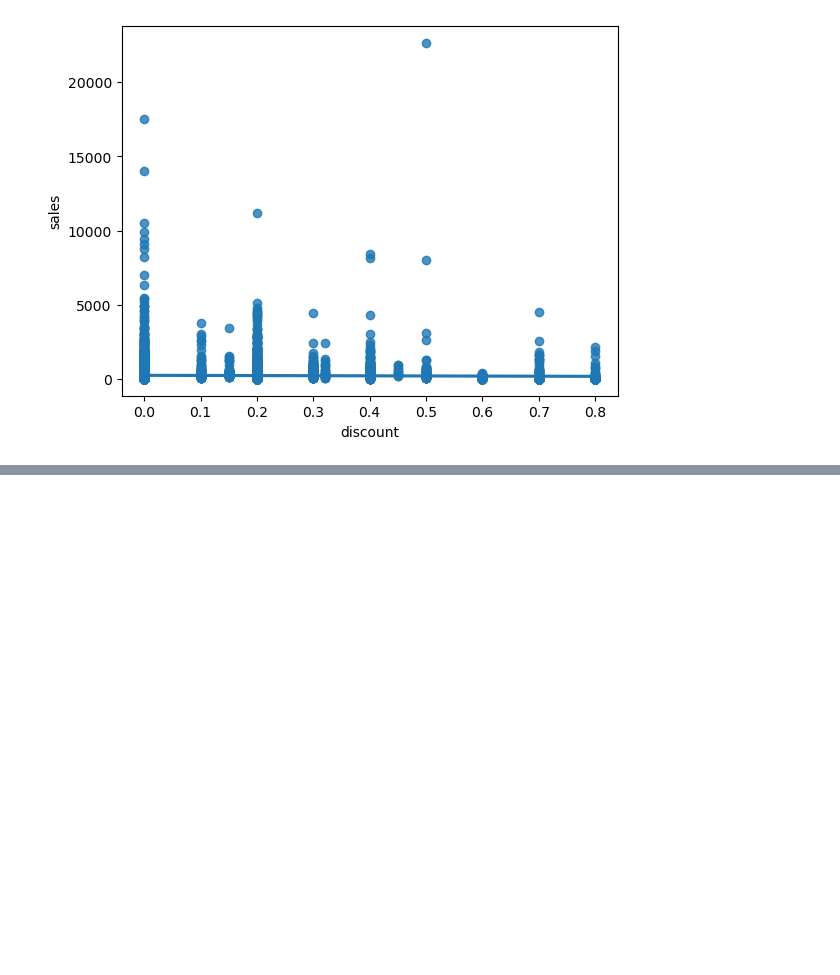
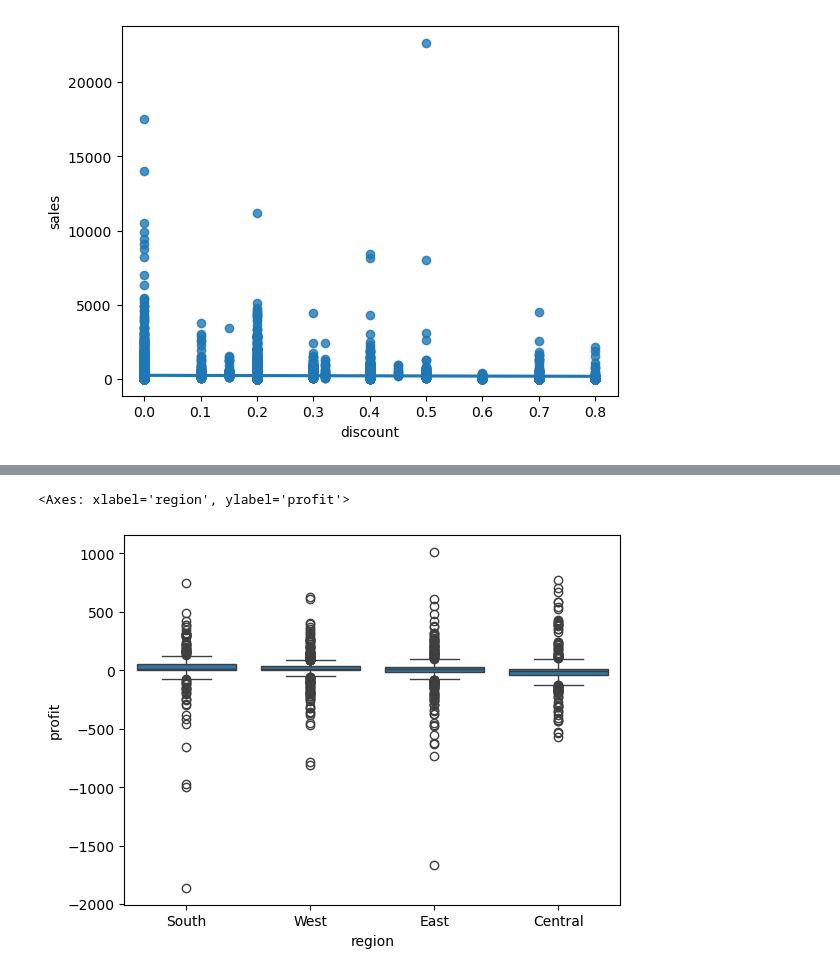
Before and after one commit to manishmopuri19/Retail_supply_chain_Analysis, a Jupyter notebook: Retail Supply Chain.ipynb, the cells around one changed output, grey strips where cells are left out. Cells and saved outputs as stored; diff of their text form; code cells hidden in the pictures; blank space fills up the shorter version.

```diff
--- a/Retail Supply Chain.ipynb
+++ b/Retail Supply Chain.ipynb
@@ -214,0 +264,9 @@ plt.show()
+# %%
+sns.boxplot(
+    data=data[data['category']=='Furniture'],
+    x='region',
+    y='profit'
+)
+# %% [output]
+<Axes: xlabel='region', ylabel='profit'>
+[figure, added]
```
Also changed, not shown: parts of 9 cells of this notebook, 1 other file.
